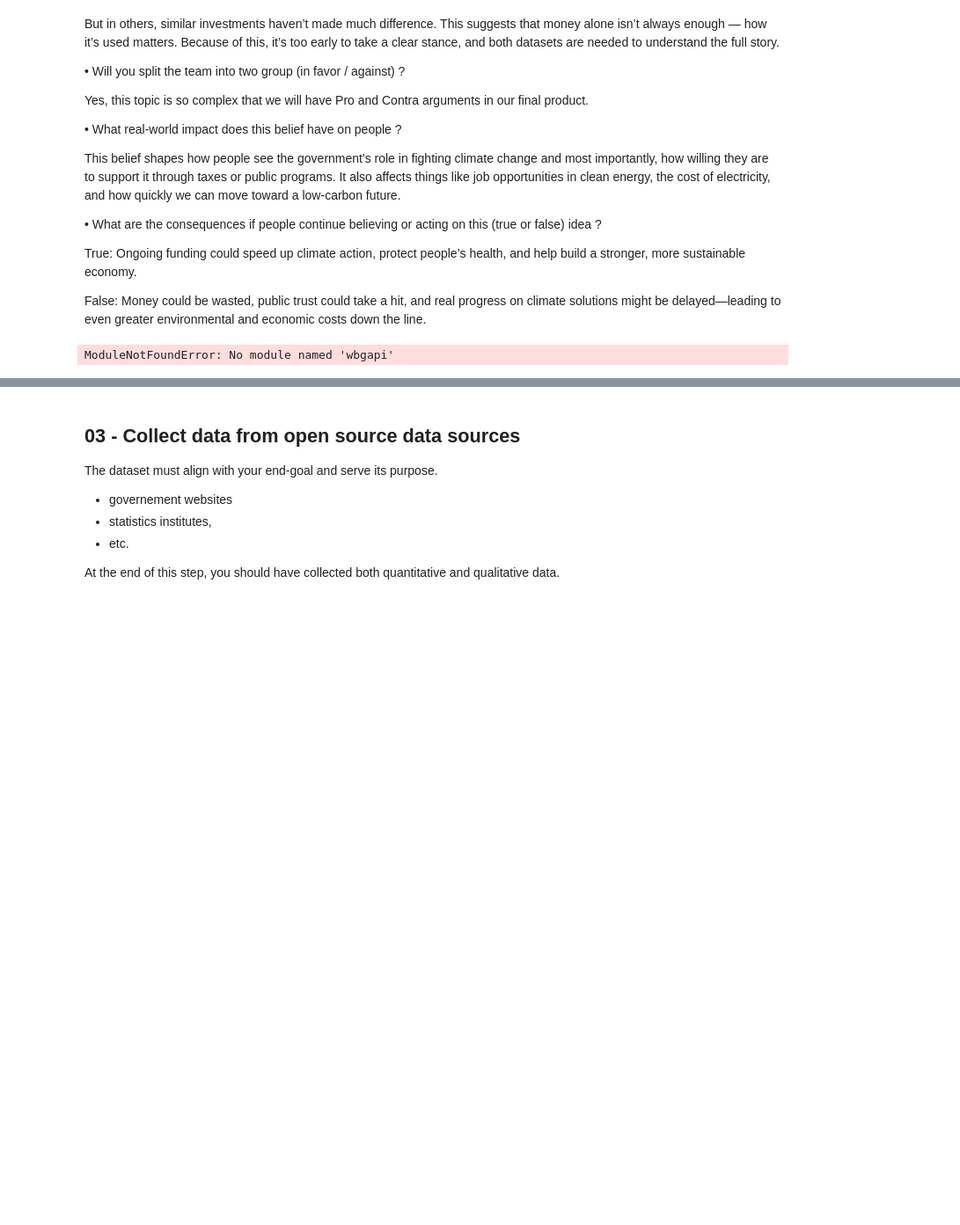
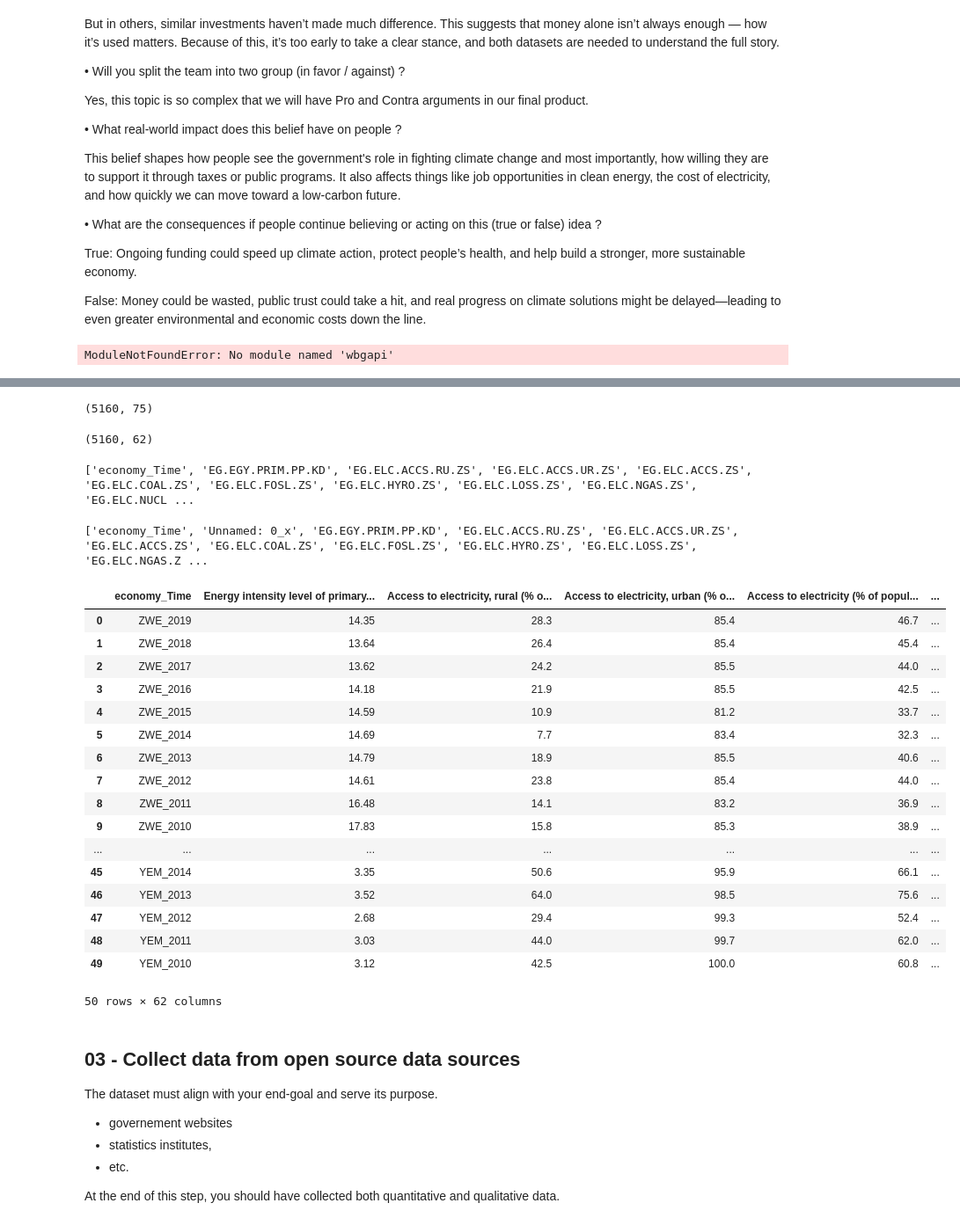
Before and after one commit to cedrickopp-esmt/data_wrangling_team_pluto, a Jupyter notebook: Group_Project_part01.ipynb, the cells around one changed output, grey strips where cells are left out. Shown: that part at 88% size. Cells and saved outputs as stored; diff of their text form; code cells hidden in the pictures; blank space fills up the shorter version.

```diff
--- a/Group_Project_part01.ipynb
+++ b/Group_Project_part01.ipynb
@@ -179,6 +179,15 @@ worldb_envfin_df = wb.data.DataFrame(
     ).reset_index()
 
 worldb_envfin_df.head(50)
+# %%
+import pandas as pd
+import os
+os.getcwd()
+path = '/Users/CedricESMT/ESMT/Term 1/Data wrangling/data_wrangling_team_pluto'
+
+worldb_energy_df = pd.read_csv(path + '/data/worldb_energy.csv')
+worldb_envfin_df = pd.read_csv(path + '/data/worldb_envfin.csv')
+worldb_envghg_df = pd.read_csv(path + '/data/worldb_envghg.csv')
 # %%
 worldb_energy_df['economy_Time'] = worldb_energy_df['economy'].astype(str) + '_' + worldb_energy_df['Time'].astype(str)
 
@@ -203,16 +220,22 @@ worldb_envghg_df.head()
 # %%
-worldb_df = pd.merge(worldb_energy_df, worldb_envfin_df, on="economy_Time", how="left")
-worldb_df = pd.merge(worldb_df, worldb_envghg_df, on="economy_Time", how="inner")
+worldb_df_merge_one = pd.merge(worldb_energy_df, worldb_envfin_df, on="economy_Time", how="left")
+worldb_df_merged = pd.merge(worldb_df_merge_one, worldb_envghg_df, on="economy_Time", how="inner")
 
-worldb_df.head(25)
+worldb_df_merged.shape
+# %% [output]
+(5160, 75)
 # %%
-worldb_df = worldb_df.drop(columns=['economy_x', 'time_x', 'Country_x', 'Time_x', 'economy_y', 'time_y', 'Country_y', 'Time_y', 'economy', 'time', 'Country', 'Time'], axis=1)
-worldb_df.head(50)
+worldb_df_final = worldb_df_merged.drop(columns=['Unnamed: 0_x','economy_x', 'time_x', 'Country_x', 'Time_x', 'economy_y', 'time_y', 'Country_y', 'Time_y', 'economy', 'time', 'Country', 'Time'], axis=1)
+worldb_df_final.shape
+# %% [output]
+(5160, 62)
 # %%
-column_names = worldb_df.columns.tolist()
+column_names = worldb_df_final.columns.tolist()
 print(column_names)
+# %% [output]
+['economy_Time', 'EG.EGY.PRIM.PP.KD', 'EG.ELC.ACCS.RU.ZS', 'EG.ELC.ACCS.UR.ZS', 'EG.ELC.ACCS.ZS', 'EG.ELC.COAL.ZS', 'EG.ELC.FOSL.ZS', 'EG.ELC.HYRO.ZS', 'EG.ELC.LOSS.ZS', 'EG.ELC.NGAS.ZS', 'EG.ELC.NUCL ...
 # %%
-worldb_df = worldb_df.rename(columns={
+worldb_data = worldb_df_final.rename(columns={
     'EG.EGY.PRIM.PP.KD': 'Energy intensity level of primary energy (MJ/$2017 PPP GDP)',
     'EG.ELC.ACCS.RU.ZS': 'Access to electricity, rural (% of rural population)',
     'EG.ELC.ACCS.UR.ZS': 'Access to electricity, urban (% of urban population)',
@@ -276,3 +299,26 @@ worldb_df = worldb_df.rename(columns={
 
 column_names = worldb_df.columns.tolist()
 print(column_names)
+# %% [output]
+['economy_Time', 'Unnamed: 0_x', 'EG.EGY.PRIM.PP.KD', 'EG.ELC.ACCS.RU.ZS', 'EG.ELC.ACCS.UR.ZS', 'EG.ELC.ACCS.ZS', 'EG.ELC.COAL.ZS', 'EG.ELC.FOSL.ZS', 'EG.ELC.HYRO.ZS', 'EG.ELC.LOSS.ZS', 'EG.ELC.NGAS.Z ...
+# %%
+worldb_data.head(50)
+# %% [output]
+|  | economy_Time | Energy intensity level of primary... | Access to electricity, rural (% o... | Access to electricity, urban (% o... | Access to electricity (% of popul... | ... |
+| 0 | ZWE_2019 | 14.35 | 28.3 | 85.4 | 46.7 | ... |
+| 1 | ZWE_2018 | 13.64 | 26.4 | 85.4 | 45.4 | ... |
+| 2 | ZWE_2017 | 13.62 | 24.2 | 85.5 | 44.0 | ... |
+| 3 | ZWE_2016 | 14.18 | 21.9 | 85.5 | 42.5 | ... |
+| 4 | ZWE_2015 | 14.59 | 10.9 | 81.2 | 33.7 | ... |
+| 5 | ZWE_2014 | 14.69 | 7.7 | 83.4 | 32.3 | ... |
+| 6 | ZWE_2013 | 14.79 | 18.9 | 85.5 | 40.6 | ... |
+| 7 | ZWE_2012 | 14.61 | 23.8 | 85.4 | 44.0 | ... |
+| 8 | ZWE_2011 | 16.48 | 14.1 | 83.2 | 36.9 | ... |
+| 9 | ZWE_2010 | 17.83 | 15.8 | 85.3 | 38.9 | ... |
+| ... | ... | ... | ... | ... | ... | ... |
+| 45 | YEM_2014 | 3.35 | 50.6 | 95.9 | 66.1 | ... |
+| 46 | YEM_2013 | 3.52 | 64.0 | 98.5 | 75.6 | ... |
+| 47 | YEM_2012 | 2.68 | 29.4 | 99.3 | 52.4 | ... |
+| 48 | YEM_2011 | 3.03 | 44.0 | 99.7 | 62.0 | ... |
+| 49 | YEM_2010 | 3.12 | 42.5 | 100.0 | 60.8 | ... |
+50 rows × 62 columns
```
Also changed, not shown: parts of 2 cells of this notebook, 8 other files.
